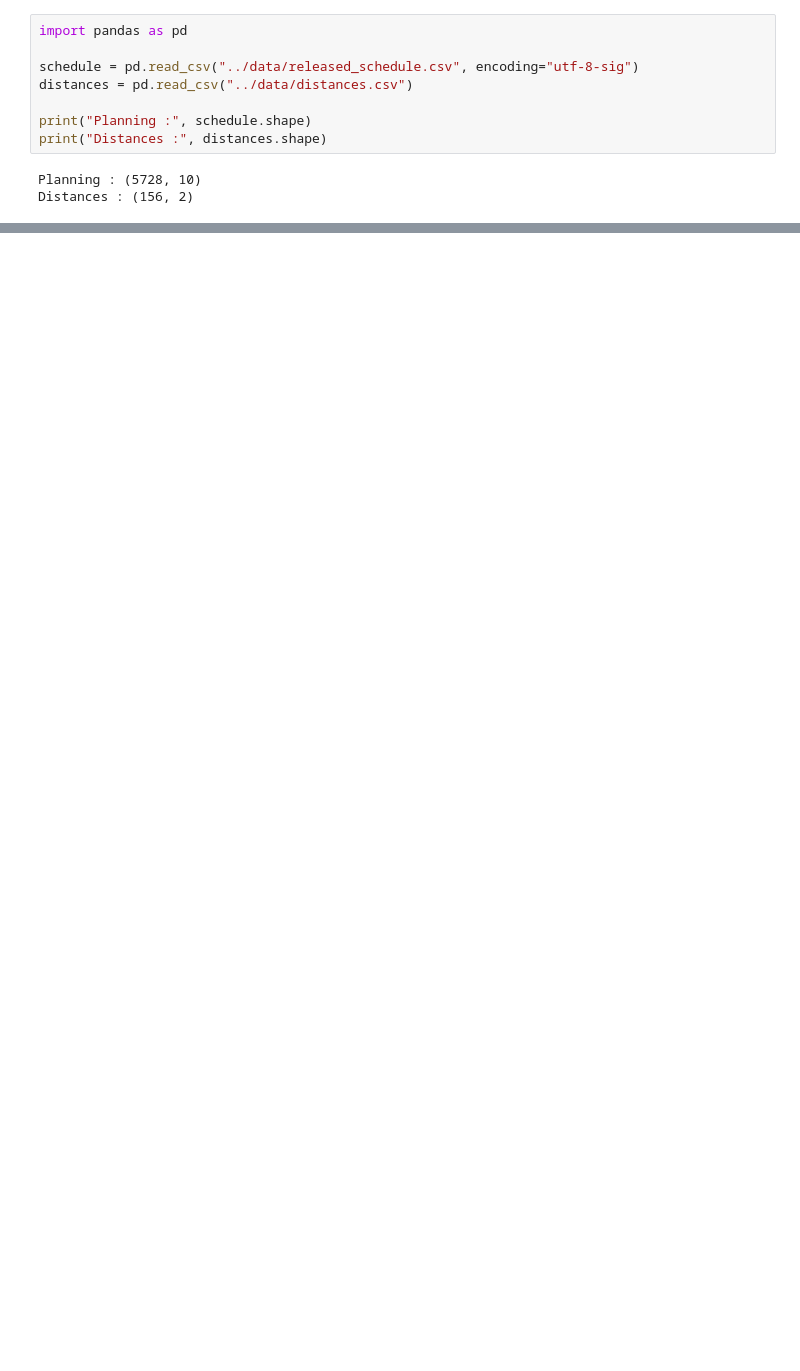
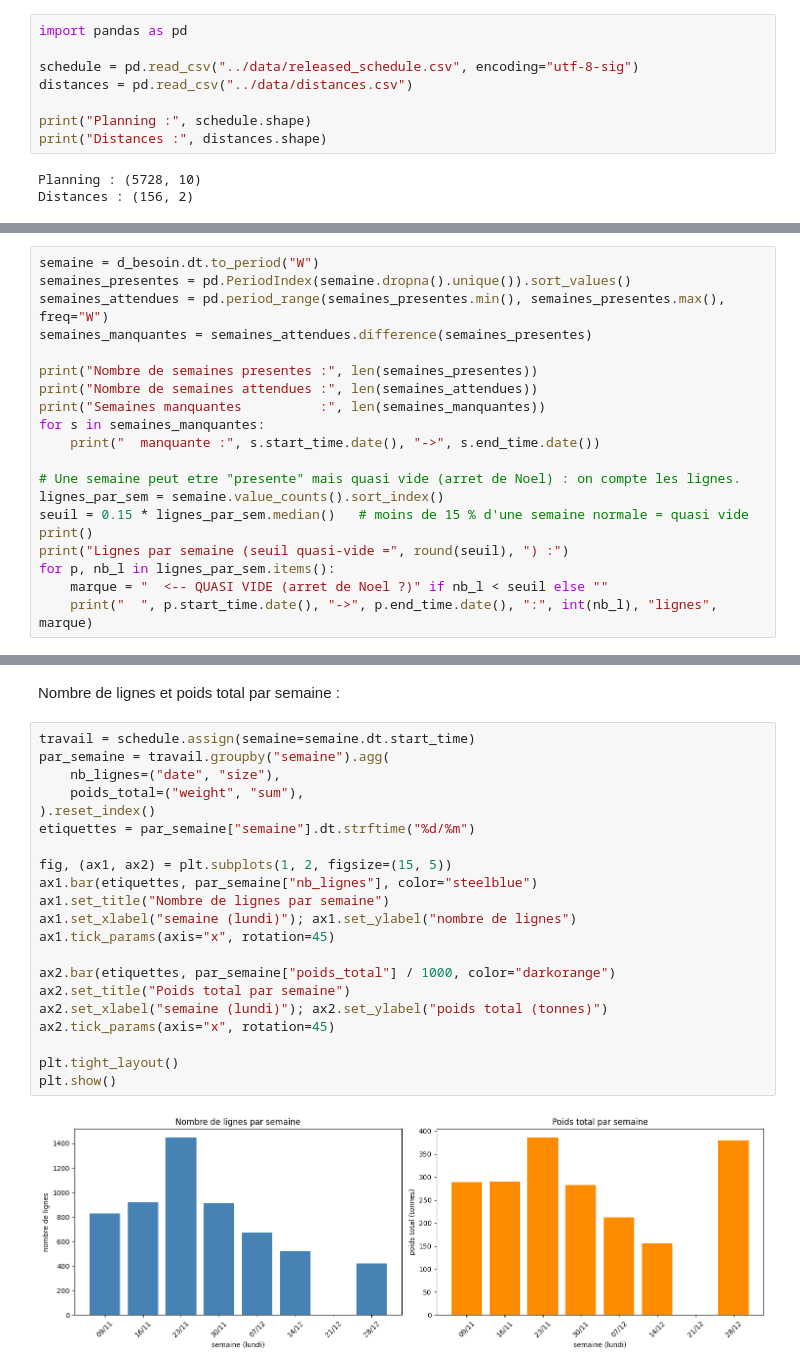
Before and after one commit to FlorentinBIAOU/Projet-IA, a Jupyter notebook: notebooks/milestone1.ipynb, the cells around one changed output, grey strips where cells are left out. Drawn from its saved outputs; the diff is of its cells as text; blank space fills up the shorter version.

```diff
--- a/notebooks/milestone1.ipynb
+++ b/notebooks/milestone1.ipynb
@@ -67,0 +825,20 @@ Distances : (156, 2)
+# %%
+semaine = d_besoin.dt.to_period("W")
+semaines_presentes = pd.PeriodIndex(semaine.dropna().unique()).sort_values()
+semaines_attendues = pd.period_range(semaines_presentes.min(), semaines_presentes.max(), freq="W")
+semaines_manquantes = semaines_attendues.difference(semaines_presentes)
+
+print("Nombre de semaines presentes :", len(semaines_presentes))
+print("Nombre de semaines attendues :", len(semaines_attendues))
+print("Semaines manquantes          :", len(semaines_manquantes))
+for s in semaines_manquantes:
+    print("  manquante :", s.start_time.date(), "->", s.end_time.date())
+
+# Une semaine peut etre "presente" mais quasi vide (arret de Noel) : on compte les lignes.
+lignes_par_sem = semaine.value_counts().sort_index()
+seuil = 0.15 * lignes_par_sem.median()   # moins de 15 % d'une semaine normale = quasi vide
+print()
+print("Lignes par semaine (seuil quasi-vide =", round(seuil), ") :")
+for p, nb_l in lignes_par_sem.items():
+    marque = "  <-- QUASI VIDE (arret de Noel ?)" if nb_l < seuil else ""
+    print("  ", p.start_time.date(), "->", p.end_time.date(), ":", int(nb_l), "lignes", marque)
@@ -67,0 +859,25 @@ Distances : (156, 2)
+# %% [markdown]
+Nombre de lignes et poids total par semaine :
+# %%
+travail = schedule.assign(semaine=semaine.dt.start_time)
+par_semaine = travail.groupby("semaine").agg(
+    nb_lignes=("date", "size"),
+    poids_total=("weight", "sum"),
+).reset_index()
+etiquettes = par_semaine["semaine"].dt.strftime("%d/%m")
+
+fig, (ax1, ax2) = plt.subplots(1, 2, figsize=(15, 5))
+ax1.bar(etiquettes, par_semaine["nb_lignes"], color="steelblue")
+ax1.set_title("Nombre de lignes par semaine")
+ax1.set_xlabel("semaine (lundi)"); ax1.set_ylabel("nombre de lignes")
+ax1.tick_params(axis="x", rotation=45)
+
+ax2.bar(etiquettes, par_semaine["poids_total"] / 1000, color="darkorange")
+ax2.set_title("Poids total par semaine")
+ax2.set_xlabel("semaine (lundi)"); ax2.set_ylabel("poids total (tonnes)")
+ax2.tick_params(axis="x", rotation=45)
+
+plt.tight_layout()
+plt.show()
+# %% [output]
+[figure, added]
```
Also changed, not shown: parts of 105 cells of this notebook.
